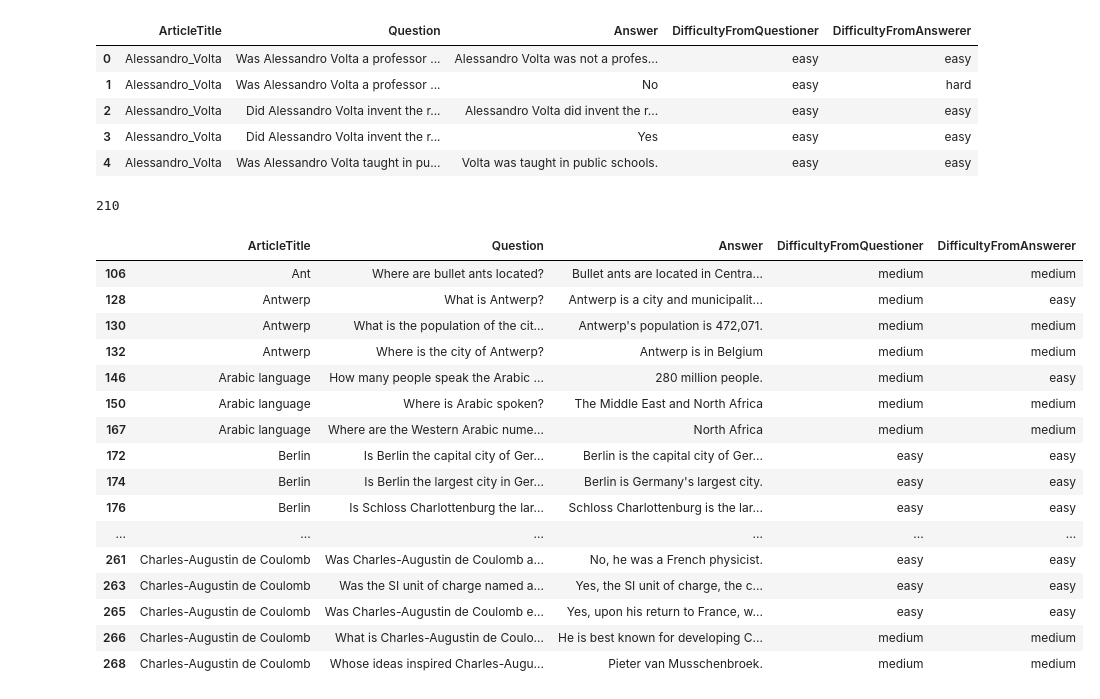
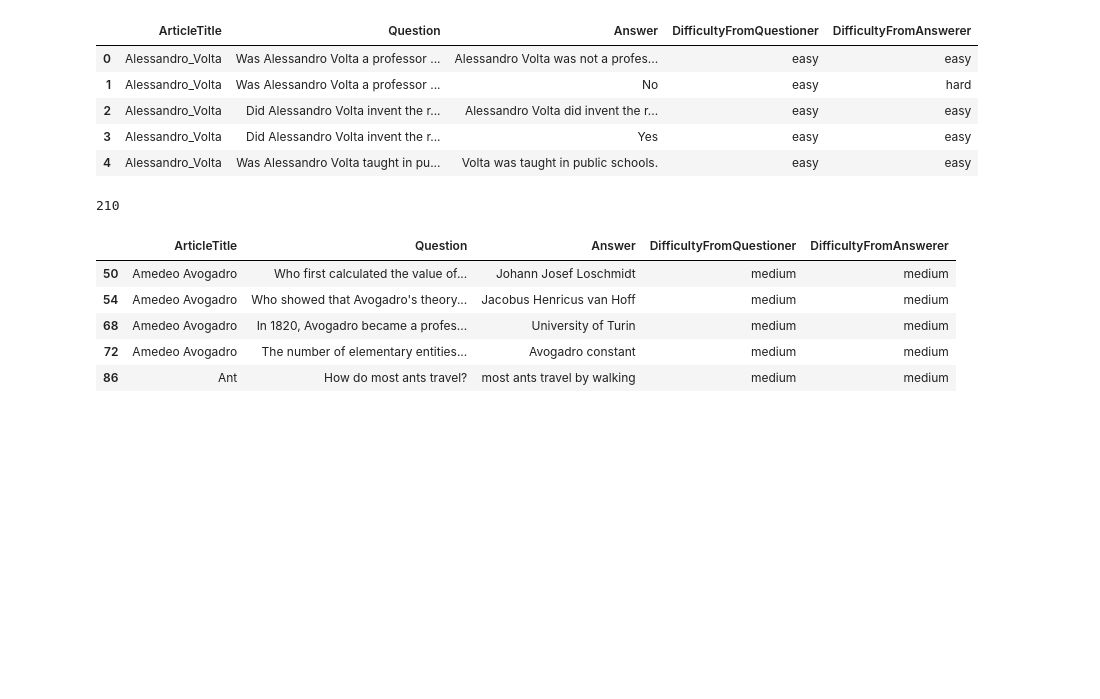
Before and after one commit to JayThibs/aligning-language-models, a Jupyter notebook: gpt_alignment.ipynb, the cells around one changed output. Drawn from its saved outputs; the diff is of its cells as text; code cells hidden in the pictures; blank space fills up the shorter version.

```diff
--- a/gpt_alignment.ipynb
+++ b/gpt_alignment.ipynb
@@ -646,35 +712,24 @@ df_kaggle.head()
 # %%
 # Remove all rows with answers like "Yes", "No", too short, etc.
 
 # list_of_words_answers_to_remove = ["Yes", "No"]
 
 df_kaggle = df_kaggle[df_kaggle["Answer"].str.len() > 10]
 df_kaggle = df_kaggle[df_kaggle["DifficultyFromAnswerer"].str.contains("hard") != True]
 df_kaggle = df_kaggle[df_kaggle["DifficultyFromQuestioner"].str.contains("hard") != True]
 df_kaggle = df_kaggle.dropna(subset=["DifficultyFromAnswerer", "DifficultyFromQuestioner"])
 df_kaggle = df_kaggle.drop_duplicates(subset=["Question"], keep="first")
 df_kaggle["ArticleTitle"] = df_kaggle["ArticleTitle"].str.replace("_", " ")
 print(len(df_kaggle))
-df_kaggle.iloc[20:50]
+df_kaggle.iloc[10:15]
 # %% [output]
 210
 |  | ArticleTitle | Question | Answer | DifficultyFromQuestioner | DifficultyFromAnswerer |
-| 106 | Ant | Where are bullet ants located? | Bullet ants are located in Centra... | medium | medium |
-| 128 | Antwerp | What is Antwerp? | Antwerp is a city and municipalit... | medium | easy |
-| 130 | Antwerp | What is the population of the cit... | Antwerp's population is 472,071. | medium | medium |
-| 132 | Antwerp | Where is the city of Antwerp? | Antwerp is in Belgium | medium | medium |
-| 146 | Arabic language | How many people speak the Arabic ... | 280 million people. | medium | easy |
-| 150 | Arabic language | Where is Arabic spoken? | The Middle East and North Africa | medium | medium |
-| 167 | Arabic language | Where are the Western Arabic nume... | North Africa | medium | medium |
-| 172 | Berlin | Is Berlin the capital city of Ger... | Berlin is the capital city of Ger... | easy | easy |
-| 174 | Berlin | Is Berlin the largest city in Ger... | Berlin is Germany's largest city. | easy | easy |
-| 176 | Berlin | Is Schloss Charlottenburg the lar... | Schloss Charlottenburg is the lar... | easy | easy |
-| ... | ... | ... | ... | ... | ... |
-| 261 | Charles-Augustin de Coulomb | Was Charles-Augustin de Coulomb a... | No, he was a French physicist. | easy | easy |
-| 263 | Charles-Augustin de Coulomb | Was the SI unit of charge named a... | Yes, the SI unit of charge, the c... | easy | easy |
-| 265 | Charles-Augustin de Coulomb | Was Charles-Augustin de Coulomb e... | Yes, upon his return to France, w... | easy | easy |
-| 266 | Charles-Augustin de Coulomb | What is Charles-Augustin de Coulo... | He is best known for developing C... | medium | medium |
-| 268 | Charles-Augustin de Coulomb | Whose ideas inspired Charles-Augu... | Pieter van Musschenbroek. | medium | medium |
+| 50 | Amedeo Avogadro | Who first calculated the value of... | Johann Josef Loschmidt | medium | medium |
+| 54 | Amedeo Avogadro | Who showed that Avogadro's theory... | Jacobus Henricus van Hoff | medium | medium |
+| 68 | Amedeo Avogadro | In 1820, Avogadro became a profes... | University of Turin | medium | medium |
+| 72 | Amedeo Avogadro | The number of elementary entities... | Avogadro constant | medium | medium |
+| 86 | Ant | How do most ants travel? | most ants travel by walking | medium | medium |
 # %%
 sample_kaggle = df_kaggle.sample(n=50)
 sample_kaggle.to_csv("data/sample_kaggle.csv", index=False)
```
Also changed, not shown: parts of 27 cells of this notebook, 6 other files.
